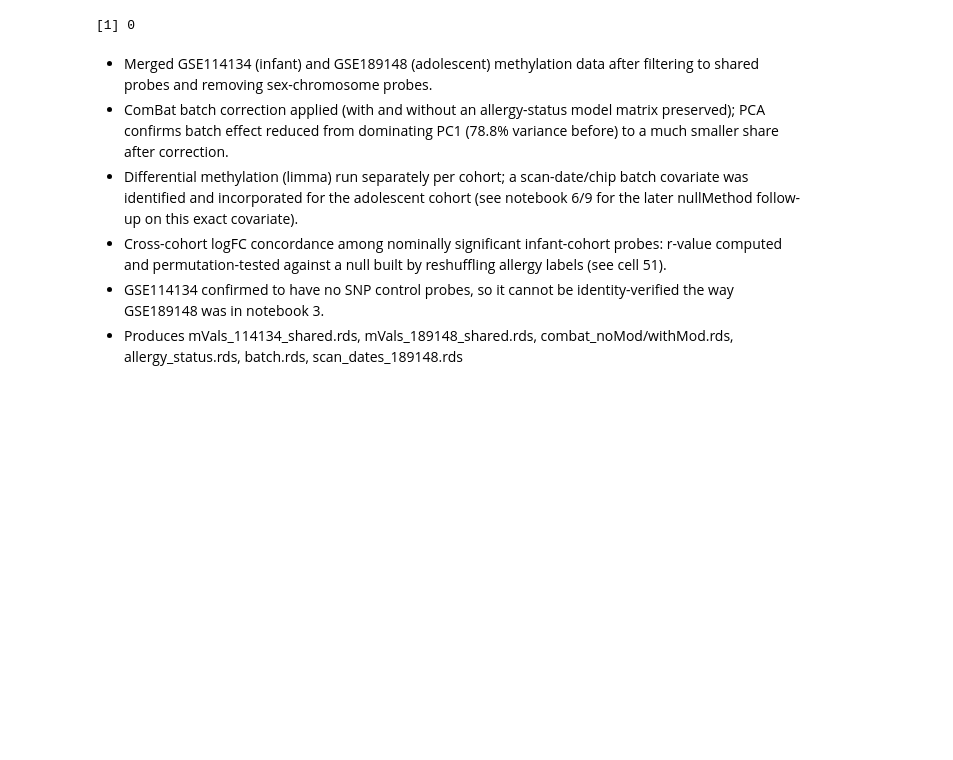
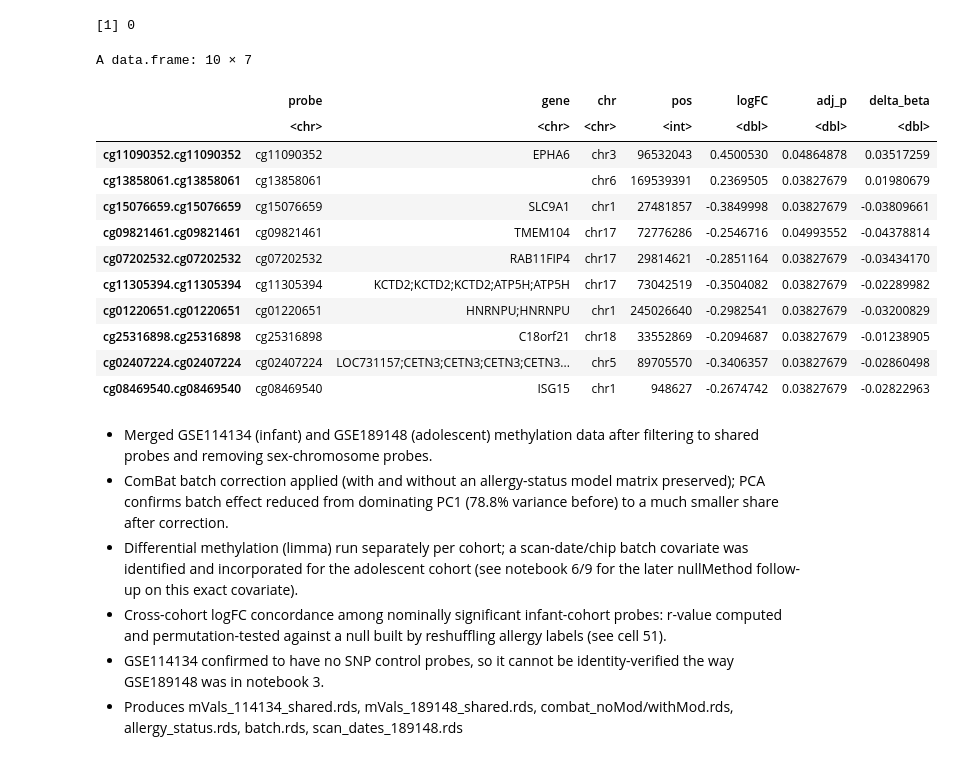
Before and after one commit to Zrizvi28/Cross-Cohort-Allergy-Biomarkers, a Jupyter notebook: notebooks/4.GSE114134_Analysis.ipynb, the cells around one changed output. Drawn from its saved outputs; the diff is of its cells as text; code cells hidden in the pictures; blank space fills up the shorter version.

```diff
--- a/notebooks/4.GSE114134_Analysis.ipynb
+++ b/notebooks/4.GSE114134_Analysis.ipynb
@@ -562,9 +457,3 @@ table(sample_info$allergy_status, sample_info$cohort)
-# %%
-mVals_189148_shared <- readRDS(file.path(data_dir, 'mVals_189148_shared.rds'))
-mVals_114134_shared <- readRDS(file.path(data_dir, 'mVals_114134_shared.rds'))
-
-write.csv(mVals_189148_shared, file.path(data_dir, 'raw_189148.csv'))
-write.csv(mVals_114134_shared, file.path(data_dir, 'raw_114134.csv'))
 # %% [markdown]
 Identifying shared probe effects
 # %%
@@ -693,14 +581,3 @@ A data.frame: 3 × 2
 | cg11090352 | 0.4500530 | 0.04864878 |
 | cg15076659 | -0.3849998 | 0.03827679 |
 | cg08469540 | -0.2674742 | 0.03827679 |
-# %%
-m2b <- function(m) 2^m / (1 + 2^m)
-
-probes <- c('cg11090352','cg15076659','cg08469540')
-b_mean <- rowMeans(betas_114134[probes, ])
-
-for (p in probes) {
-  lfc <- tt_114134[p, 'logFC']
-  m0  <- log2(b_mean[p] / (1 - b_mean[p]))
-  cat(p, ": delta-beta =", round(m2b(m0 + lfc/2) - m2b(m0 - lfc/2), 4), "\n")
-}
@@ -738,6 +611,32 @@ length(rs_probes)
 #Confirms GSE114134 has no rs-prefixed SNP control probes, meaning it can't be SNP-identity-verified
 # %% [output]
 [1] 0
+# %%
+infant_hits <- data.frame(
+  probe = all_dmps,
+  gene  = ann[all_dmps, "UCSC_RefGene_Name"],
+  chr   = ann[all_dmps, "chr"],
+  pos   = ann[all_dmps, "pos"],
+  logFC = tt_114134[all_dmps, "logFC"],
+  adj_p = tt_114134[all_dmps, "adj.P.Val"],
+  delta_beta = db[paste0(all_dmps, ".", all_dmps)]
+)
+write.csv(infant_hits, here::here("results", "infant_fdr_hits.csv"), row.names = FALSE)
+infant_hits
+# %% [output]
+A data.frame: 10 × 7
+|  | probe | gene | chr | pos | logFC | adj_p | delta_beta |
+|  | <chr> | <chr> | <chr> | <int> | <dbl> | <dbl> | <dbl> |
+| cg11090352.cg11090352 | cg11090352 | EPHA6 | chr3 | 96532043 | 0.4500530 | 0.04864878 | 0.03517259 |
+| cg13858061.cg13858061 | cg13858061 |  | chr6 | 169539391 | 0.2369505 | 0.03827679 | 0.01980679 |
+| cg15076659.cg15076659 | cg15076659 | SLC9A1 | chr1 | 27481857 | -0.3849998 | 0.03827679 | -0.03809661 |
+| cg09821461.cg09821461 | cg09821461 | TMEM104 | chr17 | 72776286 | -0.2546716 | 0.04993552 | -0.04378814 |
+| cg07202532.cg07202532 | cg07202532 | RAB11FIP4 | chr17 | 29814621 | -0.2851164 | 0.03827679 | -0.03434170 |
+| cg11305394.cg11305394 | cg11305394 | KCTD2;KCTD2;KCTD2;ATP5H;ATP5H | chr17 | 73042519 | -0.3504082 | 0.03827679 | -0.02289982 |
+| cg01220651.cg01220651 | cg01220651 | HNRNPU;HNRNPU | chr1 | 245026640 | -0.2982541 | 0.03827679 | -0.03200829 |
+| cg25316898.cg25316898 | cg25316898 | C18orf21 | chr18 | 33552869 | -0.2094687 | 0.03827679 | -0.01238905 |
+| cg02407224.cg02407224 | cg02407224 | LOC731157;CETN3;CETN3;CETN3;CETN3... | chr5 | 89705570 | -0.3406357 | 0.03827679 | -0.02860498 |
+| cg08469540.cg08469540 | cg08469540 | ISG15 | chr1 | 948627 | -0.2674742 | 0.03827679 | -0.02822963 |
 # %% [markdown]
 - Merged GSE114134 (infant) and GSE189148 (adolescent) methylation data after filtering to shared probes and removing sex-chromosome probes.
 - ComBat batch correction applied (with and without an allergy-status model matrix preserved); PCA confirms batch effect reduced from dominating PC1 (78.8% variance before) to a much smaller share after correction.
```
Also changed, not shown: parts of 10 cells of this notebook.
